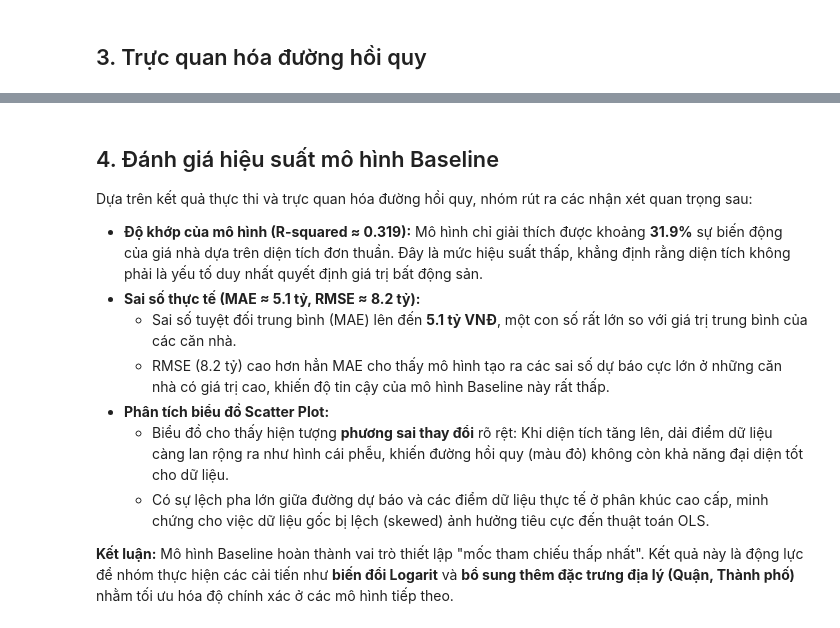
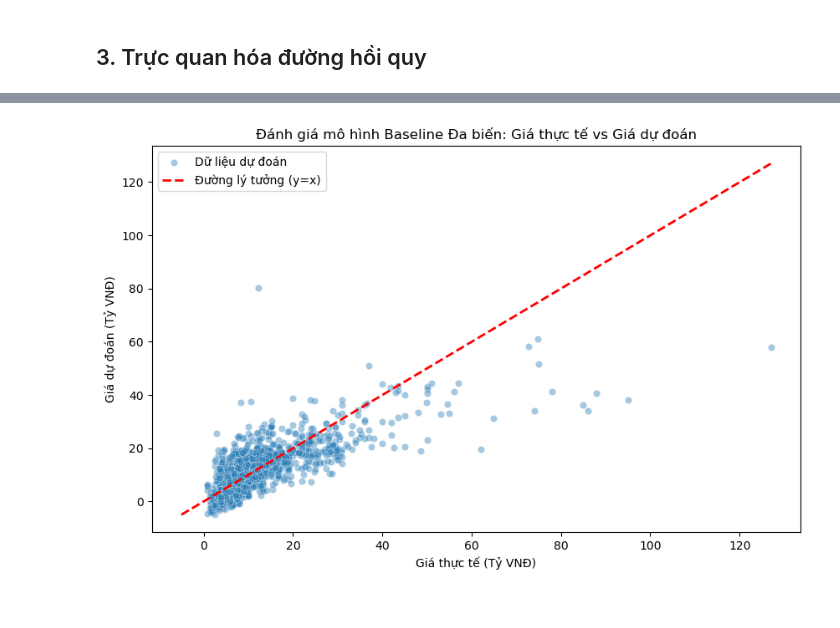
Before and after one commit to pqthinh232/ML-Lab02-Linear_Regression_Project-Real_Estate_Price_Analysis_and_Prediction, a Jupyter notebook: modeling/baseline.ipynb, the cells around one changed output, grey strips where cells are left out. Saved outputs shown, nothing was run; the diff lists cells and outputs as text; code cells hidden in the pictures.

```diff
--- a/modeling/baseline.ipynb
+++ b/modeling/baseline.ipynb
@@ -100,14 +108,18 @@ plt.show()
-# %% [markdown]
-## 4. Đánh giá hiệu suất mô hình Baseline
-
-Dựa trên kết quả thực thi và trực quan hóa đường hồi quy, nhóm rút ra các nhận xét quan trọng sau:
-
-* **Độ khớp của mô hình (R-squared ≈ 0.319):** Mô hình chỉ giải thích được khoảng **31.9%** sự biến động của giá nhà dựa trên diện tích đơn thuần. Đây là mức hiệu suất thấp, khẳng định rằng diện tích không phải là yếu tố duy nhất quyết định giá trị bất động sản.
-* **Sai số thực tế (MAE ≈ 5.1 tỷ, RMSE ≈ 8.2 tỷ):**
-    - Sai số tuyệt đối trung bình (MAE) lên đến **5.1 tỷ VNĐ**, một con số rất lớn so với giá trị trung bình của các căn nhà.
-    - RMSE (8.2 tỷ) cao hơn hẳn MAE cho thấy mô hình tạo ra các sai số dự báo cực lớn ở những căn nhà có giá trị cao, khiến độ tin cậy của mô hình Baseline này rất thấp.
-* **Phân tích biểu đồ Scatter Plot:**
-    - Biểu đồ cho thấy hiện tượng **phương sai thay đổi** rõ rệt: Khi diện tích tăng lên, dải điểm dữ liệu càng lan rộng ra như hình cái phễu, khiến đường hồi quy (màu đỏ) không còn khả năng đại diện tốt cho dữ liệu.
-    - Có sự lệch pha lớn giữa đường dự báo và các điểm dữ liệu thực tế ở phân khúc cao cấp, minh chứng cho việc dữ liệu gốc bị lệch (skewed) ảnh hưởng tiêu cực đến thuật toán OLS.
-
-**Kết luận:** Mô hình Baseline hoàn thành vai trò thiết lập "mốc tham chiếu thấp nhất". Kết quả này là động lực để nhóm thực hiện các cải tiến như **biến đổi Logarit** và **bổ sung thêm đặc trưng địa lý (Quận, Thành phố)** nhằm tối ưu hóa độ chính xác ở các mô hình tiếp theo.
+# %%
+plt.figure(figsize=(10, 6))
+
+# Vẽ điểm dữ liệu (Giá thực tế vs Giá dự đoán)
+sns.scatterplot(x=y_test, y=y_pred, alpha=0.4, label='Dữ liệu dự đoán')
+
+# Vẽ đường chéo y = x (Đường dự đoán hoàn hảo, tại đây y_pred == y_test)
+max_val = max(y_test.max(), y_pred.max())
+min_val = min(y_test.min(), y_pred.min())
+plt.plot([min_val, max_val], [min_val, max_val], color='red', linewidth=2, linestyle='--', label='Đường lý tưởng (y=x)')
+
+plt.title("Đánh giá mô hình Baseline Đa biến: Giá thực tế vs Giá dự đoán")
+plt.xlabel("Giá thực tế (Tỷ VNĐ)")
+plt.ylabel("Giá dự đoán (Tỷ VNĐ)")
+plt.legend()
+plt.show()
+# %% [output]
+[figure, added]
```
Also changed, not shown: parts of 5 cells of this notebook.
